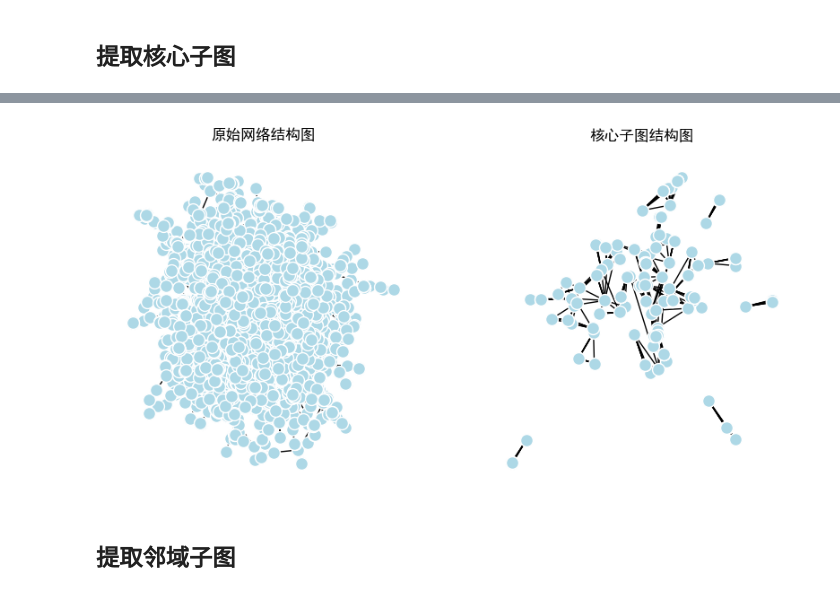
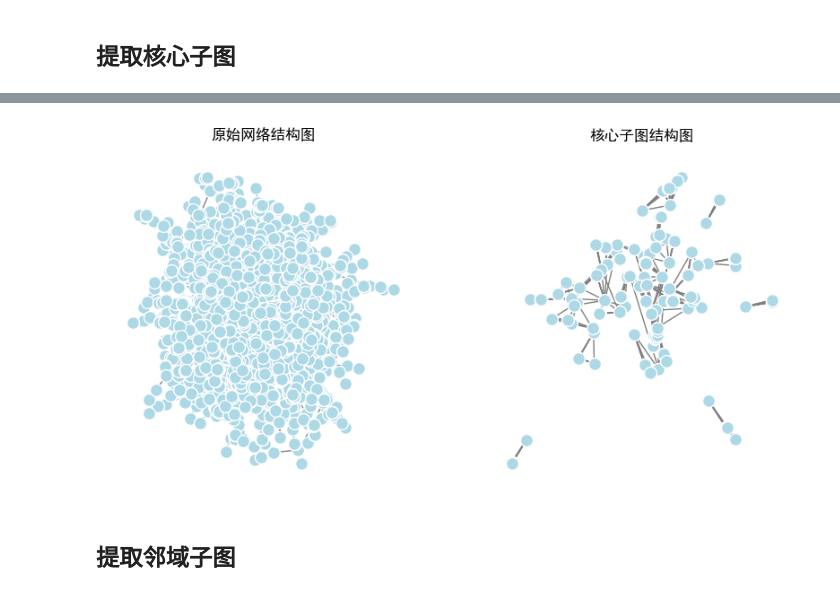
Before and after one commit to z-my-cn/NSDA, a Jupyter notebook: Code/Python/Ch03.ipynb, the cells around one changed output, grey strips where cells are left out. Cells and saved outputs as stored; diff of their text form; code cells hidden in the pictures.

```diff
--- a/Code/Python/Ch03.ipynb
+++ b/Code/Python/Ch03.ipynb
@@ -299,24 +302,26 @@ pos = nx.spring_layout(edge_largest, seed=42)
 # %%
 fig, ax = plt.subplots(1, 2, figsize=(10, 5))
 ax[0].set_title('原始网络结构图')
 nx.draw(
     edge_largest, pos,
     node_color='lightblue',
     node_size=100,
     edgecolors='white',
+    edge_color='gray',
     ax=ax[0]
 )
 ax[1].set_title('核心子图结构图')
 nx.draw(
     g_core, pos,
     node_color='lightblue',
     node_size=100,
     edgecolors='white',
+    edge_color='gray',
     ax=ax[1]
 )
 plt.show()
 # %% [output]
-[figure, old version]
+[figure, new version]
 # %% [markdown]
 ## 提取邻域子图
 # %%
```
Also changed, not shown: parts of 9 cells of this notebook.
